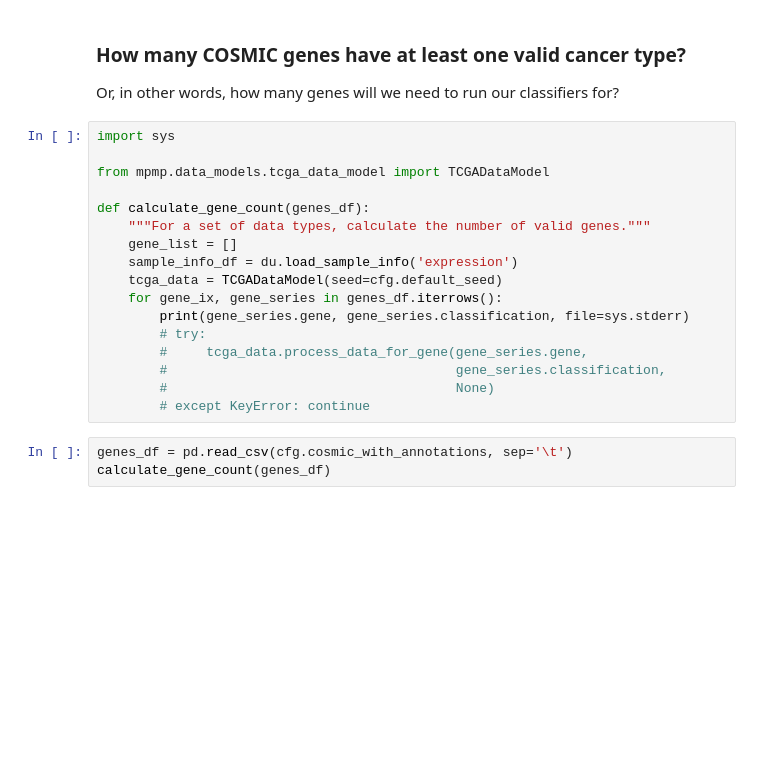
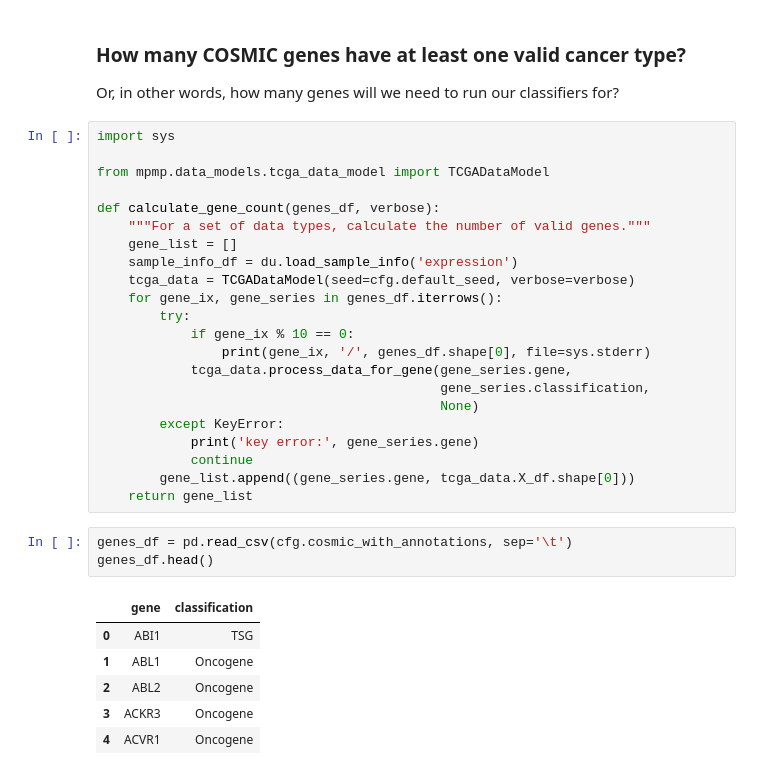
Before and after one commit to greenelab/mpmp, a Jupyter notebook: 01_explore_data/explore_cosmic_gene_set.ipynb, the cells around one changed output. Saved outputs shown, nothing was run; the diff lists cells and outputs as text; blank space fills up the shorter version.

Commit message:
count valid genes for cosmic gene set

```diff
--- a/01_explore_data/explore_cosmic_gene_set.ipynb
+++ b/01_explore_data/explore_cosmic_gene_set.ipynb
@@ -223,18 +236,30 @@ import sys
 
 from mpmp.data_models.tcga_data_model import TCGADataModel
 
-def calculate_gene_count(genes_df):
+def calculate_gene_count(genes_df, verbose):
     """For a set of data types, calculate the number of valid genes."""
     gene_list = []
     sample_info_df = du.load_sample_info('expression')
-    tcga_data = TCGADataModel(seed=cfg.default_seed)
+    tcga_data = TCGADataModel(seed=cfg.default_seed, verbose=verbose)
     for gene_ix, gene_series in genes_df.iterrows():
-        print(gene_series.gene, gene_series.classification, file=sys.stderr)
-        # try:
-        #     tcga_data.process_data_for_gene(gene_series.gene,
-        #                                     gene_series.classification,
-        #                                     None)
-        # except KeyError: continue
+        try:
+            if gene_ix % 10 == 0:
+                print(gene_ix, '/', genes_df.shape[0], file=sys.stderr)
+            tcga_data.process_data_for_gene(gene_series.gene,
+                                            gene_series.classification,
+                                            None)
+        except KeyError:
+            print('key error:', gene_series.gene)
+            continue
+        gene_list.append((gene_series.gene, tcga_data.X_df.shape[0]))
+    return gene_list
 # %%
 genes_df = pd.read_csv(cfg.cosmic_with_annotations, sep='\t')
-calculate_gene_count(genes_df)
+genes_df.head()
+# %% [output]
+|  | gene | classification |
+| 0 | ABI1 | TSG |
+| 1 | ABL1 | Oncogene |
+| 2 | ABL2 | Oncogene |
+| 3 | ACKR3 | Oncogene |
+| 4 | ACVR1 | Oncogene |
```
Also changed, not shown: parts of 6 cells of this notebook, 3 other files.
